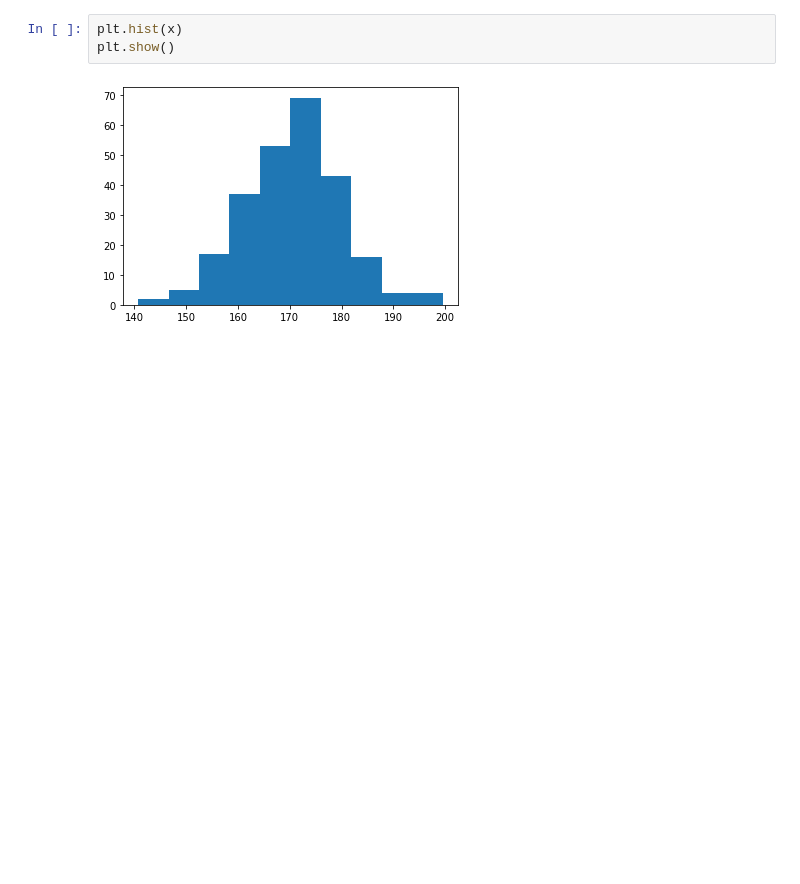
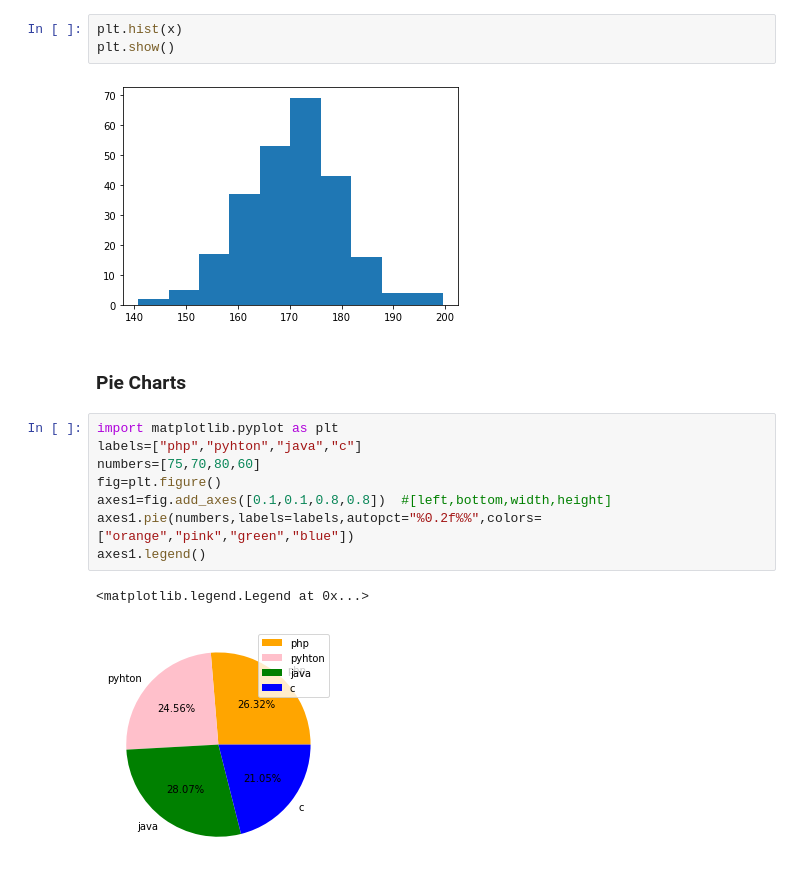
Before and after one commit to Sri-Tulasi/VIT_Morning_Slot, a Jupyter notebook: Python for datascience-Data visualiation.ipynb, the cells around one changed output. Saved outputs shown, nothing was run; the diff lists cells and outputs as text; blank space fills up the shorter version.

```diff
--- a/Python for datascience-Data visualiation.ipynb
+++ b/Python for datascience-Data visualiation.ipynb
@@ -211,3 +211,16 @@ plt.hist(x)
 plt.show()
 # %% [output]
 [figure]
+# %% [markdown]
+### Pie Charts
+# %%
+import matplotlib.pyplot as plt
+labels=["php","pyhton","java","c"]
+numbers=[75,70,80,60]
+fig=plt.figure()
+axes1=fig.add_axes([0.1,0.1,0.8,0.8])  #[left,bottom,width,height]
+axes1.pie(numbers,labels=labels,autopct="%0.2f%%",colors=["orange","pink","green","blue"])
+axes1.legend()
+# %% [output]
+<matplotlib.legend.Legend at 0x...>
+[figure, added]
```
Also changed, not shown: parts of 30 cells of this notebook.
